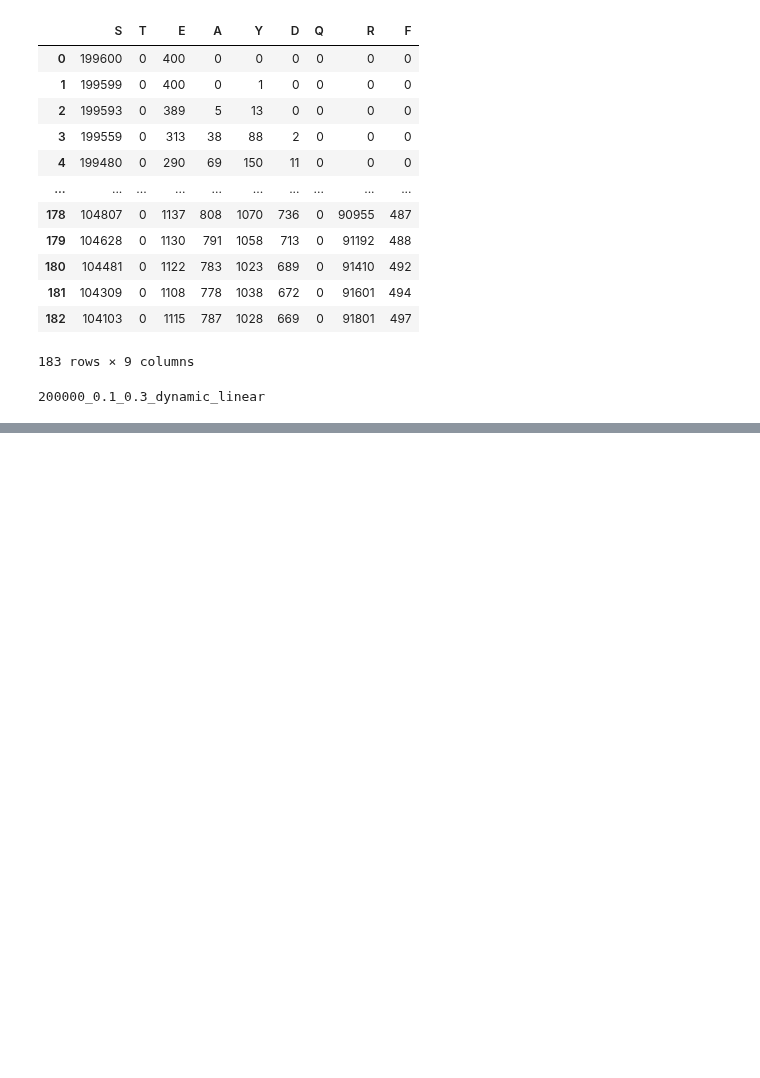
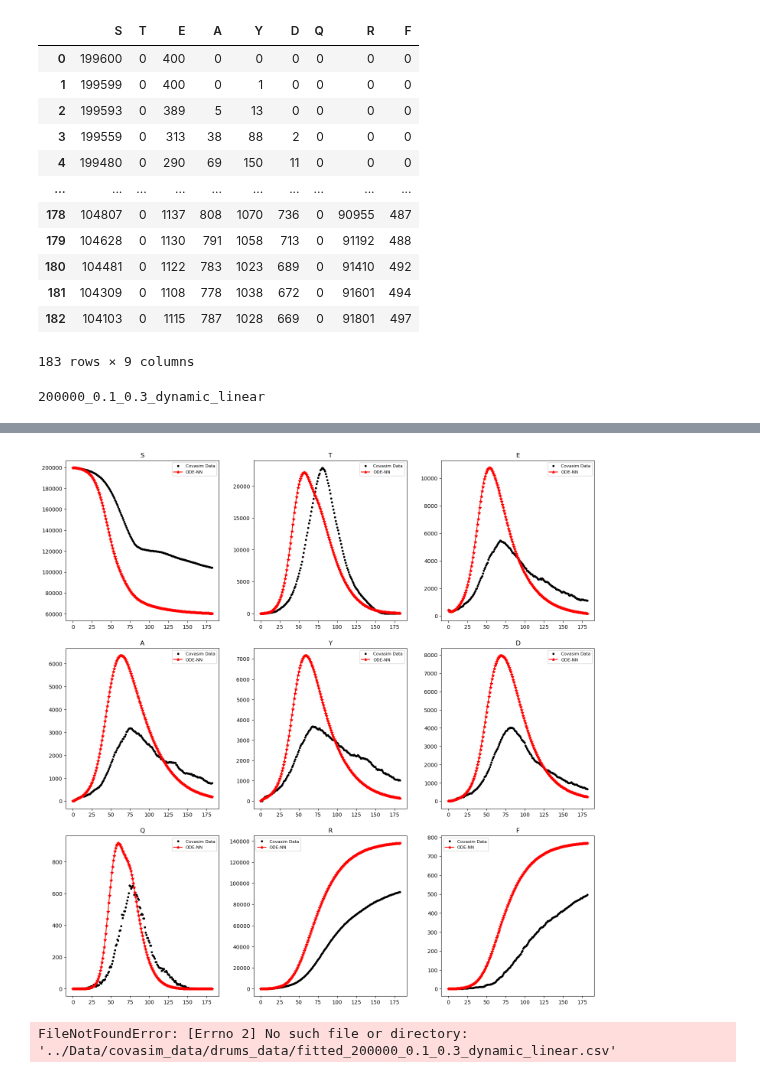
Before and after one commit to abarton51/BINNs_EQL_Covasim, a Jupyter notebook: Notebooks/BINNDRUMSEvaluation_dynamic.ipynb, the cells around one changed output, grey strips where cells are left out. Saved outputs shown, nothing was run; the diff lists cells and outputs as text; code cells hidden in the pictures; blank space fills up the shorter version.

```diff
--- a/Notebooks/BINNDRUMSEvaluation_dynamic.ipynb
+++ b/Notebooks/BINNDRUMSEvaluation_dynamic.ipynb
@@ -124,0 +163,68 @@ FileNotFoundError: [Errno 2] No such file or directory: '../models/covasim/2023-
+# %%
+# simulate PDE. First grab the parameter values from the loaded BINN model.
+params['yita_lb'] = model.model.yita_lb
+params['yita_ub'] = model.model.yita_ub
+params['beta_lb'] = model.model.beta_lb
+params['beta_ub'] = model.model.beta_ub
+params['tau_lb'] = model.model.tau_lb
+params['tau_ub'] = model.model.tau_ub
+# %%
+# if D is to be included in the model, otherwise use the other solver.
+if keep_d:
+    RHS = PDESolver.STEAYDQRF_RHS_dynamic
+    u_sim_NN = PDESolver.STEAYDQRF_sim(RHS, u0, t, contact_rate, beta, tau, params, chi_type)
+    u_sim_NN *= population
+
+    # commented out evaluations with regression models
+    #u_sim_regression = PDESolver.STEAYDQRF_sim(RHS, u0, t, contact_rate_regression, beta_regression, tau_regression, params, chi_type)
+    #u_sim_regression *= population
+# %%
+# rescale data values to represent number of people in state X rather than ratios
+data *= population
+
+plot=True
+if plot:
+    # data = params['data']
+    n = data.shape[1]
+    col_names = list('STEAYDQRF') if keep_d else list('STEAYQRF')
+    # t = np.arange(1, data.shape[0] + 1)
+    # plot compartments
+    fig = plt.figure(figsize=(15, 15))
+    for i in range(1, n + 1):
+        ax = fig.add_subplot(int(np.ceil(n / 3)), 3, i)
+        ax.plot(t, data[:, i - 1], '.k', label='Covasim Data')
+        ax.plot(t, u_sim_NN[:, i - 1], '-*r', label='ODE-NN')
+        ax.set_title(col_names[i - 1])
+        ax.legend(fontsize=8)
+        fig.subplots_adjust(left=0, right=1, bottom=0, top=1)
+        plt.tight_layout(pad=2)
+        plt.savefig(os.path.join(model.save_folder, case_name + '.png') )
+        # plt.show()
+# %% [output]
+[figure, added]
+# %%
+# %% optional, add one comparison based on the results ODE-DE
+de_res_file = 'fitted_' + case_name + '.csv'
+ode_de_df = pd.read_csv('../Data/covasim_data/drums_data/' + de_res_file, index_col=0)
+ode_de_array = ode_de_df.to_numpy()
+# plot compartments
+plt.rcParams.update({'font.size': 12})
+fig = plt.figure(figsize=(18, 9))
+for i in range(1, n):
+    ax = fig.add_subplot(2, 4, i) # int(np.ceil(n / 4))
+    ax.plot(t, data[:, i - 1], '.k', label='Test-ABM')
+    ax.plot(t, u_sim_NN[:, i - 1], 'r.-', label='ODE-NN')
+    ax.plot(t, ode_de_array[:, i - 1], 'g.-', label='ODE-DE')
+    if i > 5:
+        ax.set_xlabel("Time (Days)")
+    if i % 3 == 1:
+        ax.set_ylabel("Count")
+    ax.set_title(col_names[i - 1])
+    if i == 1:
+        ax.legend(loc="best")
+    fig.subplots_adjust(left=0, right=1, bottom=0, top=1)
+    plt.tight_layout(pad=2)
+    plt.savefig(os.path.join(model.save_folder, case_name + '_without_F' + '.png'), dpi=300)
+    # plt.show()
+# %% [output]
+FileNotFoundError: [Errno 2] No such file or directory: '../Data/covasim_data/drums_data/fitted_200000_0.1_0.3_dynamic_linear.csv'
```
Also changed, not shown: parts of 5 cells of this notebook, 14 other files.
